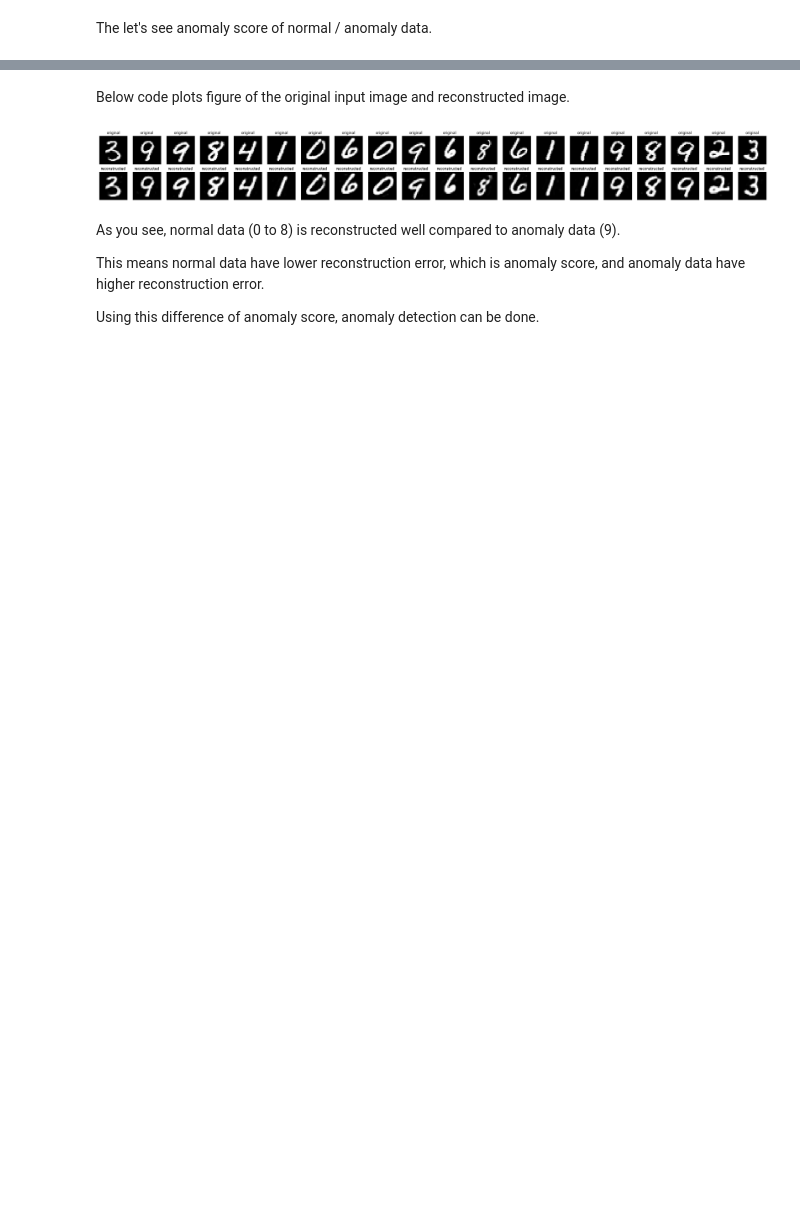
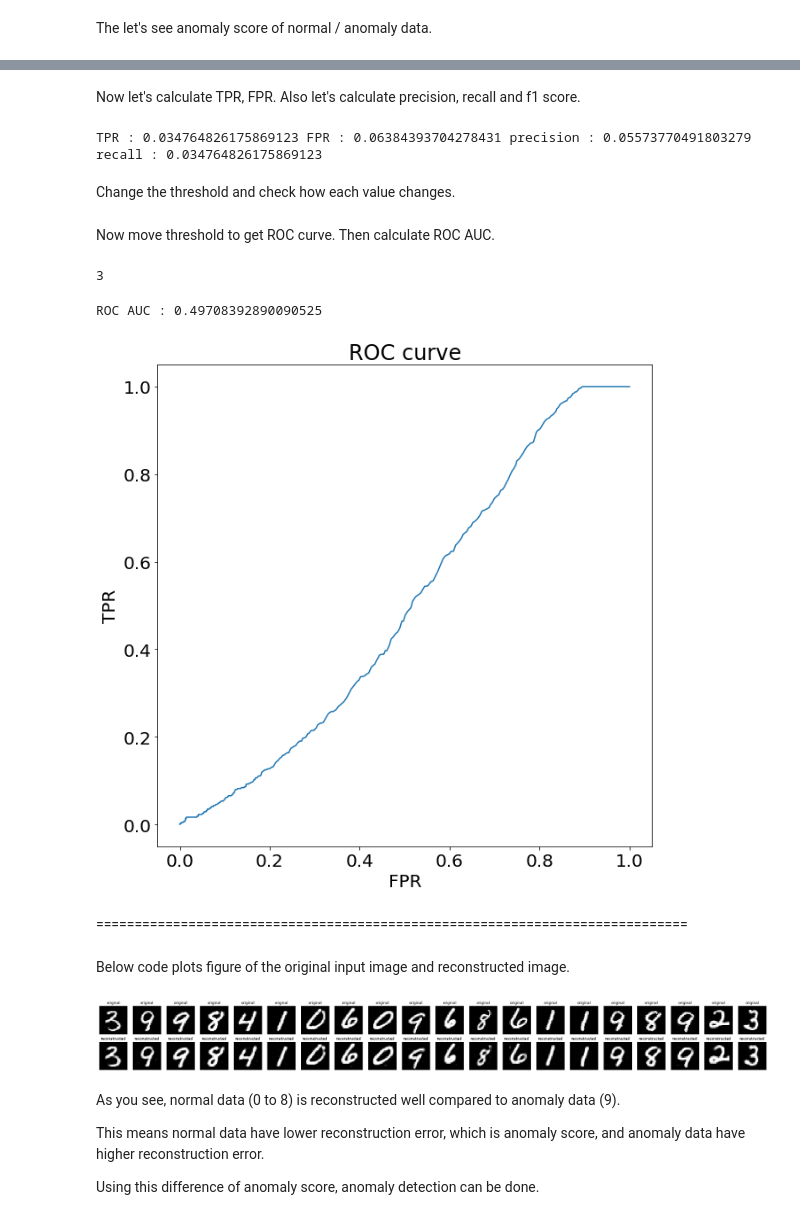
Before and after one commit to jhChoi1997/EE488_AI_Convergence_Capstone_Design_Anomaly_Detection_2022spring, a Jupyter notebook: Experiment1/Introduction_to_Anomaly_Detection_Reconstruction.ipynb, the cells around one changed output, grey strips where cells are left out. Saved outputs shown, nothing was run; the diff lists cells and outputs as text; code cells hidden in the pictures; blank space fills up the shorter version.

```diff
--- a/Experiment1/Introduction_to_Anomaly_Detection_Reconstruction.ipynb
+++ b/Experiment1/Introduction_to_Anomaly_Detection_Reconstruction.ipynb
@@ -273,3 +340,64 @@ plt.figure(figsize=(10,10))
+# %% [markdown]
+Now let's calculate TPR, FPR. Also let's calculate precision, recall and f1 score.
+# %%
+TPR = TP/(TP+FN)
+FPR = FP/(FP+TN)
+Precision = TP/(TP+FP)
+Recall = TP/(TP+FN)
+print(f'TPR : {TPR} FPR : {FPR} precision : {Precision} recall : {Recall}')
+# %% [output]
+TPR : 0.034764826175869123 FPR : 0.06384393704278431 precision : 0.05573770491803279 recall : 0.034764826175869123
+# %% [markdown]
+Change the threshold and check how each value changes.
+# %% [markdown]
+Now move threshold to get ROC curve. Then calculate ROC AUC.
+# %%
+np.max([1,3])
+# %% [output]
+3
+# %%
+P = len(test_anomaly_score)
+N = len(test_normal_score)
+
+test_normal_score_np = np.array(test_normal_score)
+test_anomaly_score_np = np.array(test_anomaly_score)
+
+max_val = np.max([np.max(test_normal_score_np), np.max(test_anomaly_score_np)])
+
+thres = np.linspace(0,max_val,num=1000)
+
+TPR_list = []
+FPR_list = []
+
+for ithres in thres:
+  is_normal_anomalous = test_normal_score_np > ithres
+  is_anomaly_anomalous = test_anomaly_score_np > ithres
+
+  TP = is_anomaly_anomalous.sum()
+  FN = P - TP
+  FP = is_normal_anomalous.sum()
+  TN = N - FP
+
+  TPR = TP/(TP+FN)
+  FPR = FP/(FP+TN)
+
+  TPR_list.append(TPR)
+  FPR_list.append(FPR)
+
+
+plt.figure(figsize=(10,10))
+plt.plot(FPR_list,TPR_list)
+plt.title('ROC curve')
+plt.xlabel('FPR')
+plt.ylabel('TPR')
+
+AUC = np.trapz(np.flip(np.array(TPR_list)).tolist(),np.flip(np.array(FPR_list)).tolist())
+print(f'ROC AUC : {AUC}')
+# %% [output]
+ROC AUC : 0.49708392890090525
+[figure, added]
+# %% [markdown]
+=============================================================================
 # %% [markdown]
 Below code plots figure of the original input image and reconstructed image.
 # %%
```
Also changed, not shown: parts of 11 cells of this notebook.
